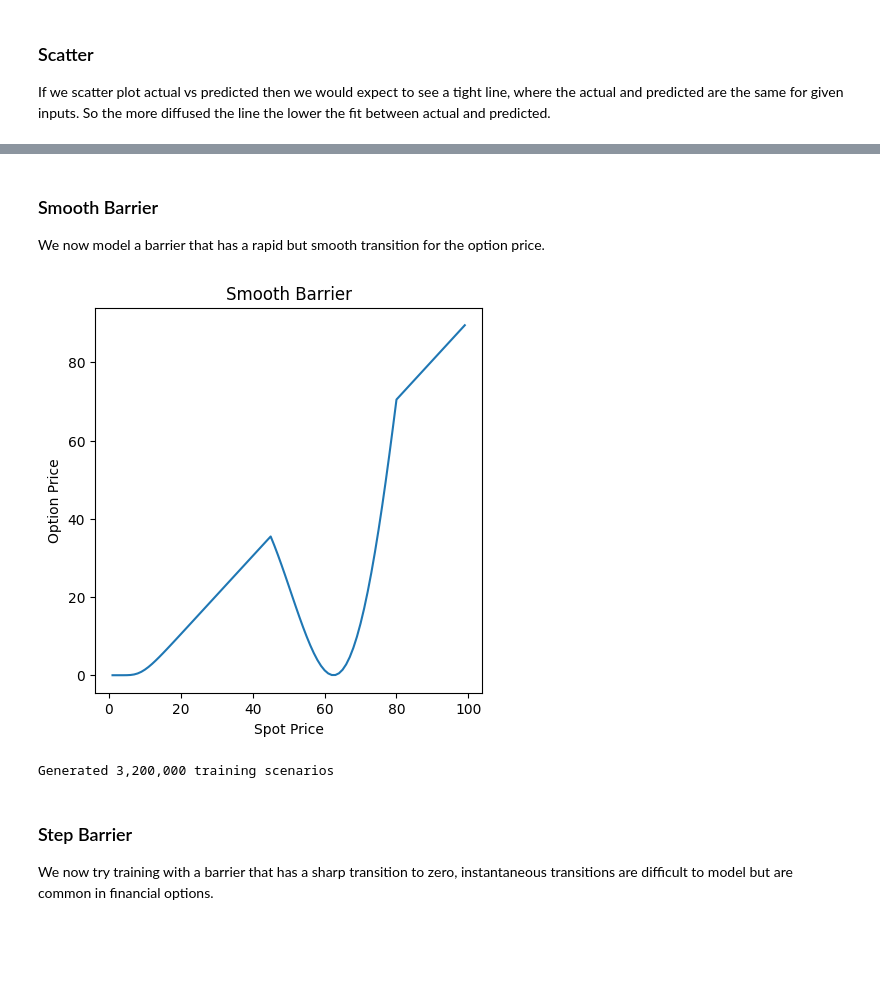
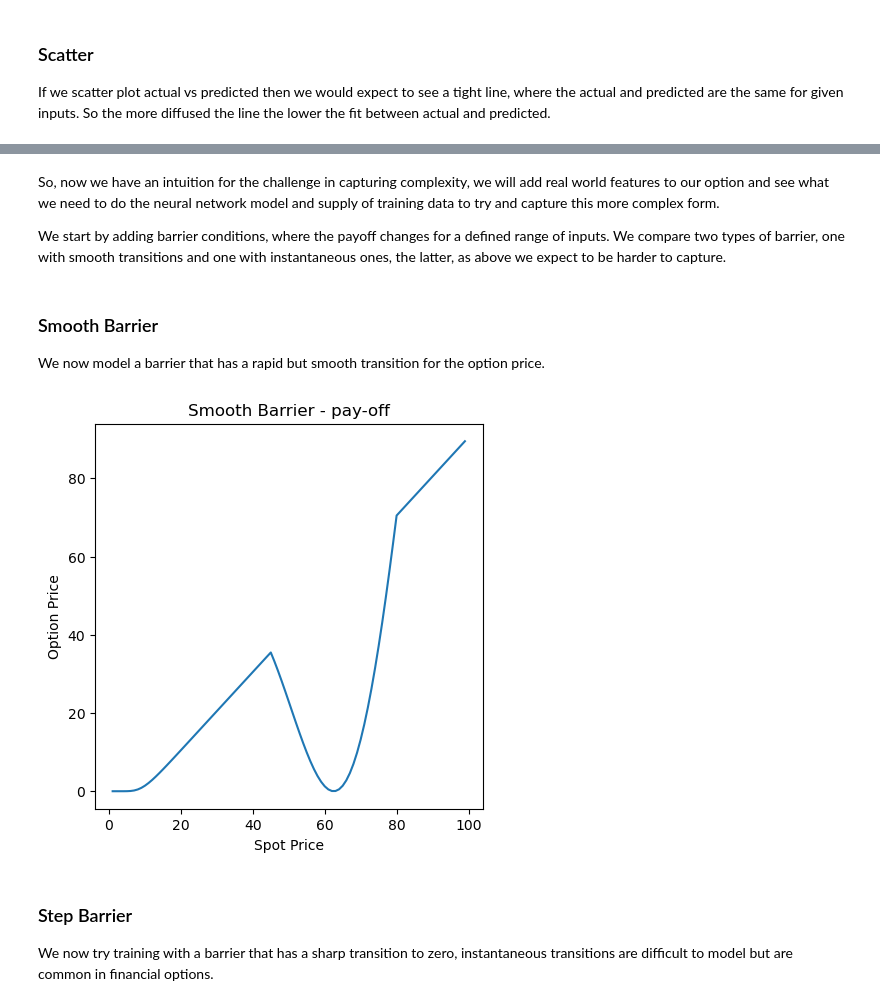
Before and after one commit to parrisma/optprice, a Jupyter notebook: jupyter/optprice.ipynb, the cells around one changed output, grey strips where cells are left out. Saved outputs shown, nothing was run; the diff lists cells and outputs as text; code cells hidden in the pictures; blank space fills up the shorter version.

```diff
--- a/jupyter/optprice.ipynb
+++ b/jupyter/optprice.ipynb
@@ -105,13 +103,21 @@ The model also takes an function that inspects the price, volatility and Time to
 
 This naive implementation will run on the CPU only. There are techniques to utilize all CPU cores, however these vary by language C++, Python etc and are non trivial to get right and distract from the problem at hand. As we will see later using tensorflow, it is possible to create language independent computation graphs that can fully utilize the GPU(s) available. This is s significant step up as a contemporary GPU will have approx. 10'000 cores compared to a CPU with approx 16 cores.
 # %%
+@dataclass(frozen=True)
+class BSConstants():
+    call:Final[int] = 0
+    put:Final[int] = 1
+    price:Final[int] = 0
+    delta:Final[int] = 1
+
 def black_scholes_model(S: float,
                         K: float,
                         T: float,
                         r: float,
                         v: float,
-                        o: float = float(0),
-                        barrier: Callable[[float, float, float, float], float] = None) -> float:
+                        o: int = BSConstants.call,
+                        barrier: Callable[[float, float, float, float], float] = None,
+                        with_delta:bool = False) -> Tuple[float, float]:
     """
     Implementation of Black Scholes model.
 
@@ -125,24 +131,30 @@ def black_scholes_model(S: float,
     :param v: underlying volatility
     :param o: type, call = 0 or put = 1
     :param barrier: A callable that takes: price, spot, volatility and time and returns a modified price if a certain vol and/or time barrier has been hit
-    :return: Option Price
+    :param with_delta: If true calculate option delta, else return None for delta
+    :return: Option Price, Delta
     """
     price: float = None
+    delta: float = None
 
     d1 = (np.log(S / K) + (r + 0.5 * v ** 2) * T) / (v * np.sqrt(T))
     d2 = (np.log(S / K) + (r - 0.5 * v ** 2) * T) / (v * np.sqrt(T))
 
-    if o == 0.0:
+    if o == BSConstants.call:
         price = S * norm.cdf(d1) - K * np.exp(-r * T) * norm.cdf(d2)
-    elif o == 1.0:
+        if with_delta:
+            delta = norm.cdf(d1)
+    elif o == BSConstants.put:
         price = K * np.exp(-r * T) * norm.cdf(-d2) - S * norm.cdf(-d1)
+        if with_delta:
+            delta = (float(1) - norm.cdf(d1))
     else:
         assert False, "Option must be call=0 or put=1"
 
     if barrier is not None:
         return barrier(price, S, v, T)
 
-    return price
+    return (price, delta)
 # %% [markdown]
 ## Pricing Scenarios
 
@@ -176,7 +191,7 @@ class MarketConstants():
 def stepped_range(min_value:float,
                   max_value:float,
                   num_steps:float,
-                  min_step_size:float) -> List[float]:
+                  min_step_size:float = None) -> List[float]:
     """
 
     Create a range of num_steps between min and max values. However if the required step size
@@ -194,9 +209,10 @@ def stepped_range(min_value:float,
     assert num_steps > 1, "Number of steps must be greater than one"
 
     step_size = (max_value - min_value) / (num_steps - 1)
-    if step_size < min_step_size:
-        step_size = min_step_size
-        num_steps = 1 + int((max_value - min_value)/ step_size)
+    if min_step_size is not None:
+        if step_size < min_step_size:
+            step_size = min_step_size
+            num_steps = 1 + int((max_value - min_value)/ step_size)
 
     rng = []
     for i in range(num_steps):
@@ -343,7 +359,7 @@ Generated 3,200,000 training scenarios
 #
 # Value the option for each training X case, this will generate the Y value for training.
 #
-Y = [black_scholes_model(*params) for params in X]
+Y = [black_scholes_model(*params)[BSConstants.price] for params in X]
 # %%
 #
 # Shuffle training data, to prevent model getting stuck in local optima in a region of state space.
@@ -837,3 +790,7 @@ plot_step_fnx(50)
+# %% [markdown]
+So, now we have an intuition for the challenge in capturing complexity, we will add real world features to our option and see what we need to do the neural network model and supply of training data to try and capture this more complex form.
+
+We start by adding barrier conditions, where the payoff changes for a defined range of inputs. We compare two types of barrier, one with smooth transitions and one with instantaneous ones, the latter, as above we expect to be harder to capture.
 # %% [markdown]
 ### Smooth Barrier
 
@@ -915,10 +872,10 @@ def plot_line(
 # %%
 # Show the pay-off, with the addition of smooth barrier.
 # We can see the payoff drop when the price in within the barrier range.
 #
-plot_line(x=spot_prc, y=opt_prc,title="Smooth Barrier",x_lab="Spot Price",y_lab="Option Price")
+plot_line(x=spot_prc, y=opt_prc,title="Smooth Barrier - pay-off",x_lab="Spot Price",y_lab="Option Price")
 # %% [output]
-[figure, old version]
+[figure, new version]
 # %%
 #
 # Generate a fresh set of training data for barrier type 1 = smooth barrier.
@@ -928,8 +885,6 @@ X_b1 = generate_model_scenarios(spot=spots, strike=strikes, mat=mats, rate=rates
 print (F"Generated {len(X_b1):,} training scenarios")
 Y_b1 = [black_scholes_model(*params,barrier=smb) for params in X_b1]
 Xs_b1, Ys_b1 = shuffle(X_b1, Y_b1, random_state=42)
-# %% [output]
-Generated 3,200,000 training scenarios
 # %%
 #
 # Now fit the new training data with the same model architecture and see if it can (cope) generalise the more complex pay off.
```
Also changed, not shown: parts of 25 cells of this notebook.
